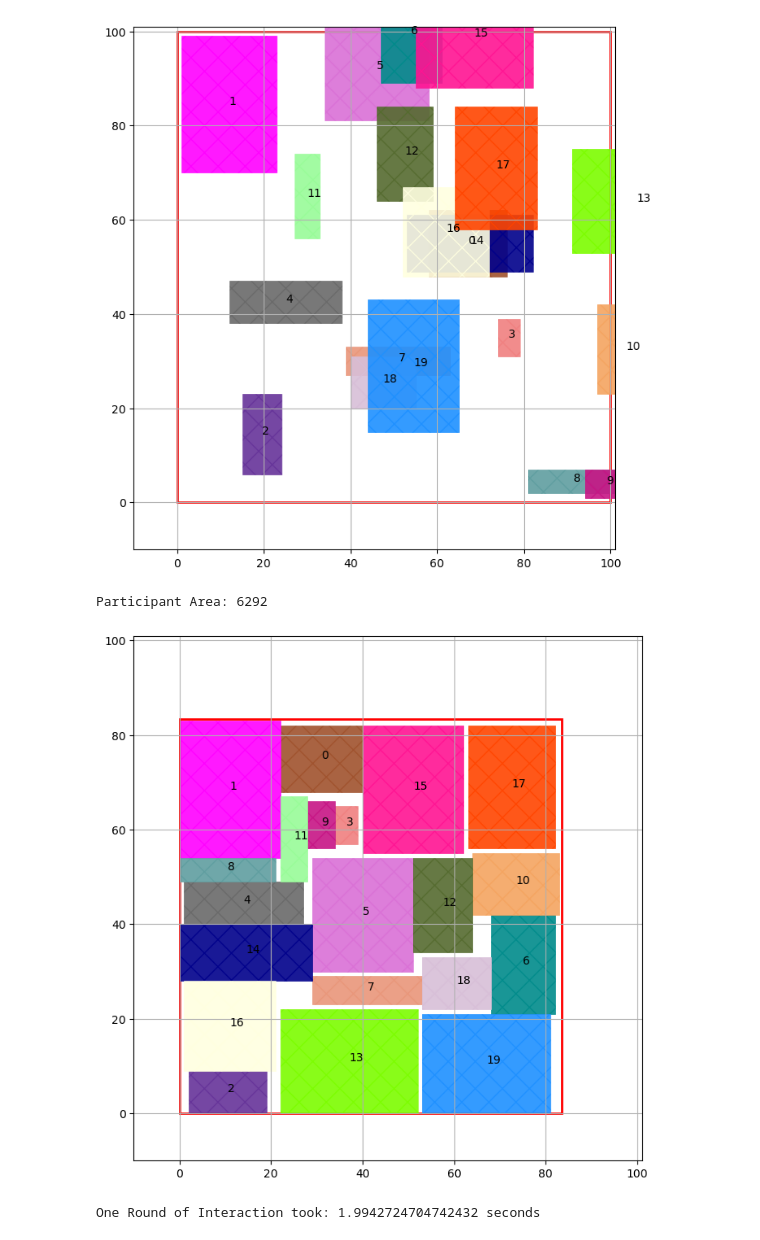
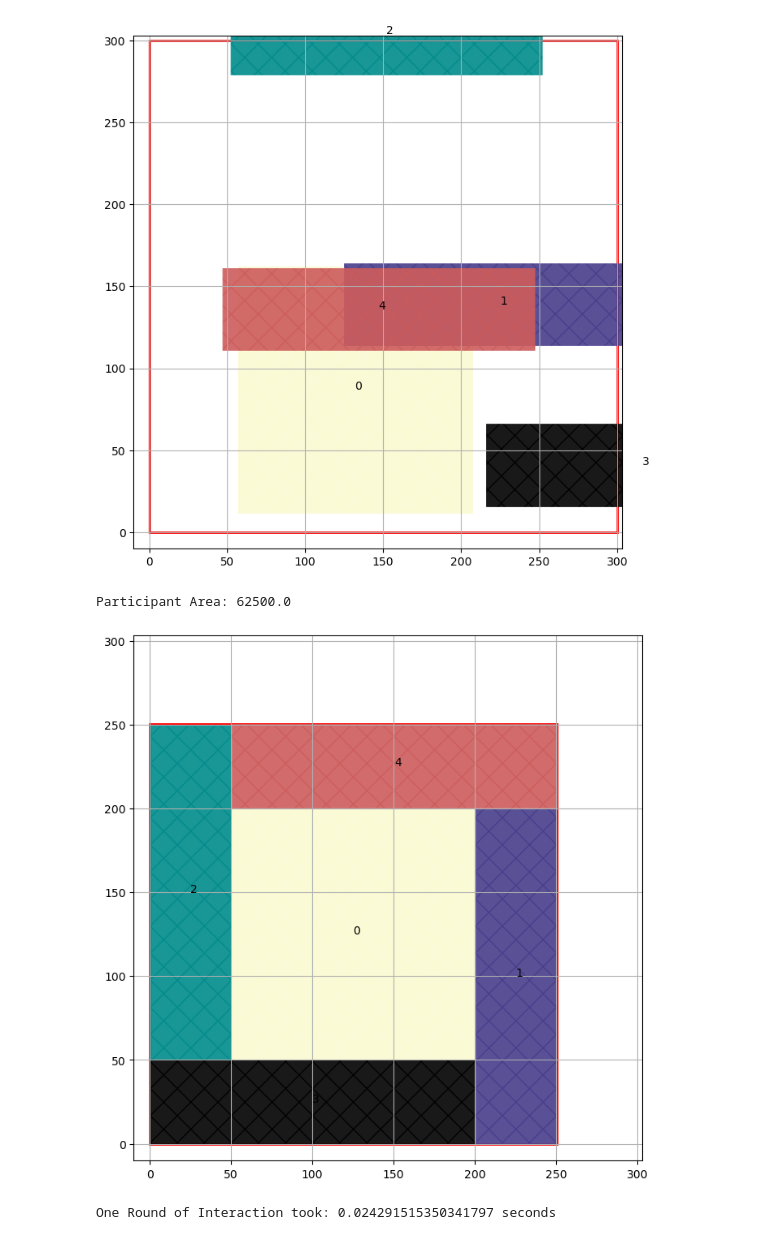
Before and after one commit to TiMo3654/abf, a Jupyter notebook: tests.ipynb, the cells around one changed output. Cells and saved outputs as stored; diff of their text form; code cells hidden in the pictures.

```diff
--- a/tests.ipynb
+++ b/tests.ipynb
@@ -16,42 +16,42 @@ critical_amount     = 100
 # %%
 # #Random small
 # layout_zone         = {"xmin"   : 0, "ymin"   : 0, "width"  : 70, "height" : 70}
 # participants        = generate_unconnected_participants(10, layout_zone, 30, 30, 666)
 # ds_goal             = 20.0
 
-#Random
-layout_zone         = {"xmin"   : 0, "ymin"   : 0, "width"  : 100, "height" : 100}
-participants        = generate_unconnected_participants(20, layout_zone, 30, 30, 666)
-ds_goal             = 10.0
+# #Random
+# layout_zone         = {"xmin"   : 0, "ymin"   : 0, "width"  : 100, "height" : 100}
+# participants        = generate_unconnected_participants(20, layout_zone, 30, 30, 666)
+# ds_goal             = 15.0
 
 # #Random with nets
 # layout_zone         = {"xmin"   : 0, "ymin"   : 0, "width"  : 100, "height" : 100}
 # participants        = generate_connected_participants(20, 10, 3, layout_zone, 30, 30, 69)
 # ds_goal             = 10.0
 
 # # Perfect square
 # layout_zone         = {"xmin"   : 0, "ymin"   : 0, "width"  : 100, "height" : 100}
 # participants        = generate_unconnected_equal_quadratic_participants(9, layout_zone, 31, 420)
 # ds_goal             = 0.48
 
-# # Wheel
-# layout_zone         = {"xmin"   : 0, "ymin"   : 0, "width"  : 300, "height" : 300}
-# participants        = generate_unconnected_wheel_participants(layout_zone, 100, 42)
-# ds_goal             = 0.48
+# Wheel
+layout_zone         = {"xmin"   : 0, "ymin"   : 0, "width"  : 300, "height" : 300}
+participants        = generate_unconnected_wheel_participants(layout_zone, 100, 42)
+ds_goal             = 0.48
 
 
 plot_size           = 1.01 * layout_zone["width"]
 
 
 a = plot_participants(layout_zone, participants, plot_size, plot_size, plot_connections= True)
 # %% [output]
-[figure, old version]
+[figure, new version]
 # %%
 participants            = determine_initial_conditions(participants, layout_zone, conciliation_quota, critical_amount)
 
 print('Participant Area: ' + str(calculate_all_participants_area(participants)))
 # %% [output]
-Participant Area: 6292
+Participant Area: 62500.0
 # %%
 id_list = [p['idx'] for p in (participants.values())]
 
@@ -87,8 +87,8 @@ for i in range(500): # maximum rounds of interaction
     # for i in range(len(participants)):
     #     print(participants[str(i)]['last-move'])
 # %% [output]
-[figure, old version]
+[figure, new version]
-One Round of Interaction took: 1.9942724704742432 seconds
+One Round of Interaction took: 0.024291515350341797 seconds
 # %%
 participants    	= determine_initial_conditions(participants, layout_zone, conciliation_quota, critical_amount)
 
```
Also changed, not shown: parts of 2 cells of this notebook, 3 other files.
